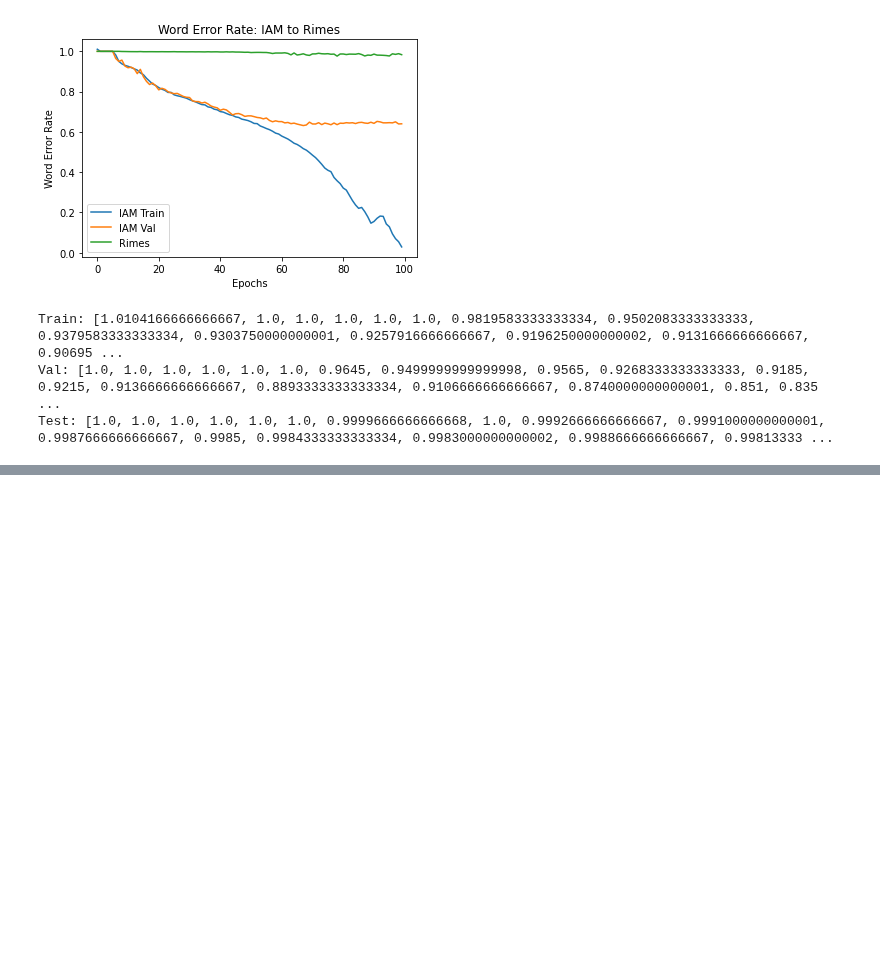
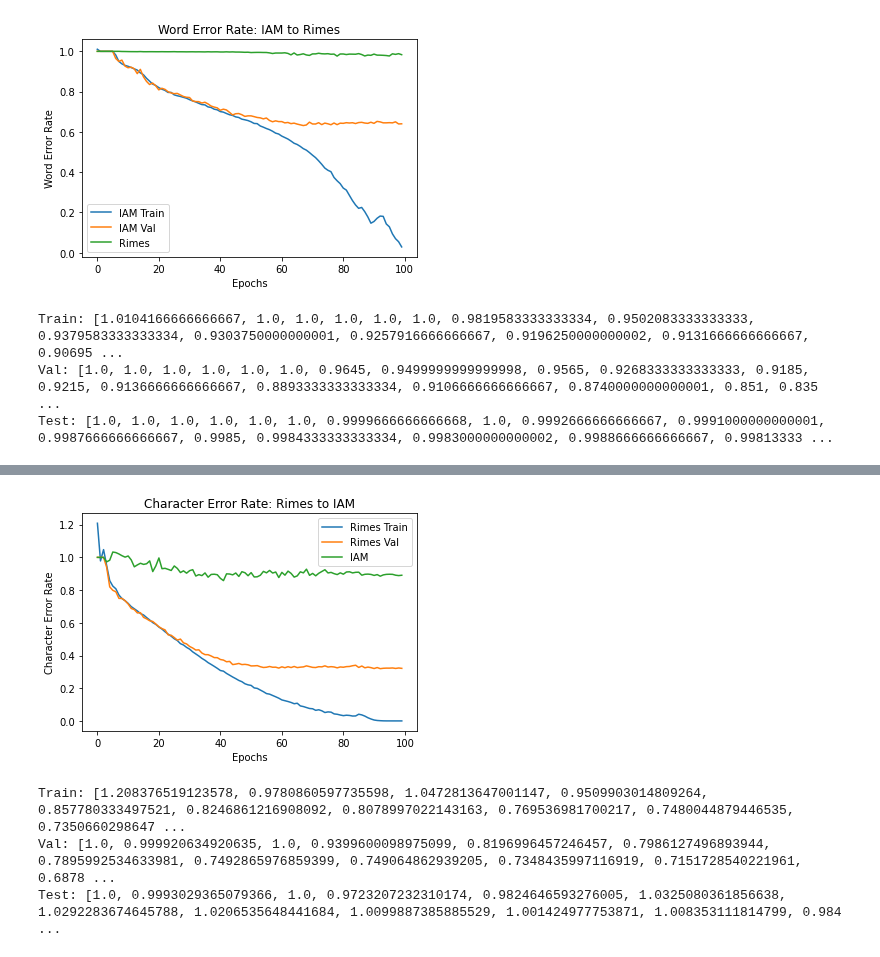
Before and after one commit to ericburdett/cs601r-dl, a Jupyter notebook: tl.ipynb, the cells around one changed output, grey strips where cells are left out. Saved outputs shown, nothing was run; the diff lists cells and outputs as text; code cells hidden in the pictures; blank space fills up the shorter version.

```diff
--- a/tl.ipynb
+++ b/tl.ipynb
@@ -644,0 +679,17 @@ Test: [1.0, 1.0, 1.0, 1.0, 1.0, 1.0, 0.9999666666666668, 1.0, 0.9992666666666667
+# %%
+plt.title('Character Error Rate: Rimes to IAM')
+plt.xlabel('Epochs')
+plt.ylabel('Character Error Rate')
+plt.plot(rimes_to_iam_cers[0], label='Rimes Train')
+plt.plot(rimes_to_iam_cers[1], label='Rimes Val')
+plt.plot(rimes_to_iam_cers[2], label='IAM')
+plt.legend()
+plt.show()
+print('Train:', rimes_to_iam_cers[0])
+print('Val:', rimes_to_iam_cers[1])
+print('Test:', rimes_to_iam_cers[2])
+# %% [output]
+[figure, added]
+Train: [1.208376519123578, 0.9780860597735598, 1.0472813647001147, 0.9509903014809264, 0.857780333497521, 0.8246861216908092, 0.8078997022143163, 0.769536981700217, 0.7480044879446535, 0.7350660298647 ...
+Val: [1.0, 0.999920634920635, 1.0, 0.9399600098975099, 0.8196996457246457, 0.7986127496893944, 0.7895992534633981, 0.7492865976859399, 0.749064862939205, 0.7348435997116919, 0.7151728540221961, 0.6878 ...
+Test: [1.0, 0.9993029365079366, 1.0, 0.9723207232310174, 0.9824646593276005, 1.0325080361856638, 1.0292283674645788, 1.0206535648441684, 1.0099887385885529, 1.001424977753871, 1.008353111814799, 0.984 ...
```
Also changed, not shown: parts of 9 cells of this notebook.
